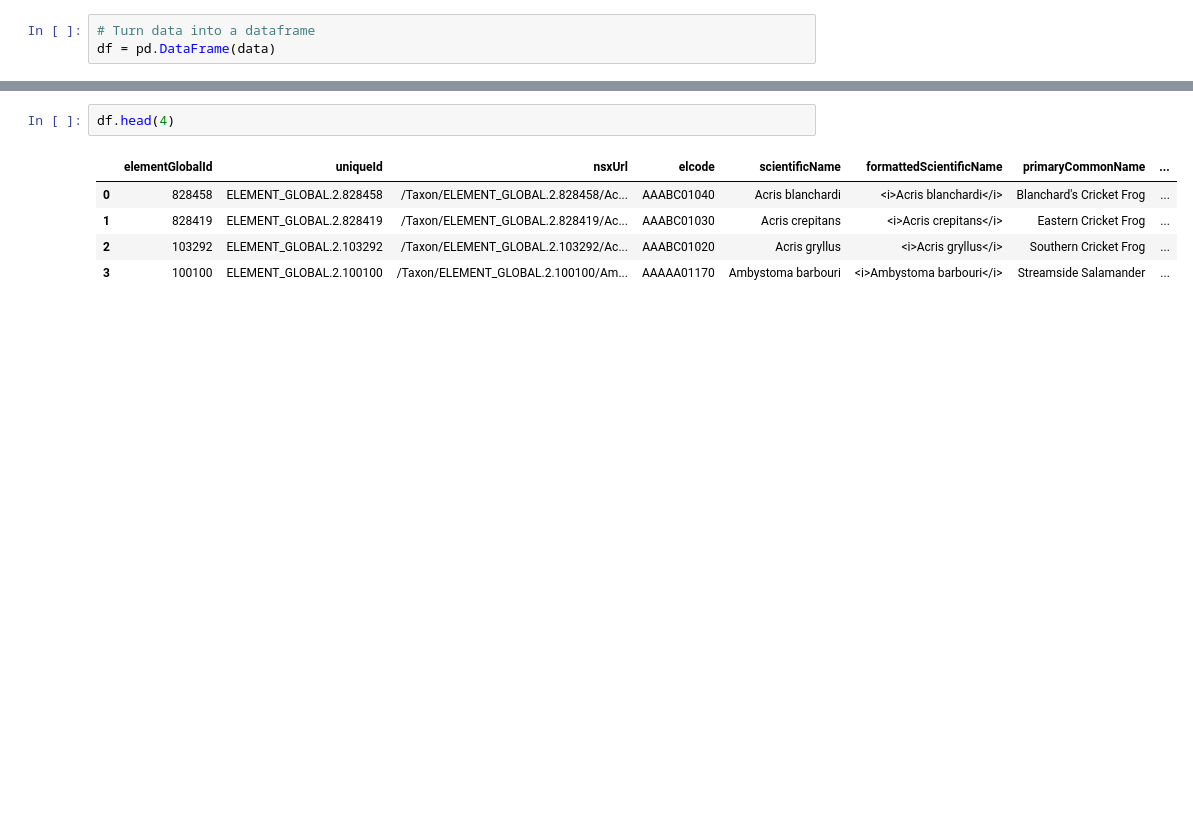
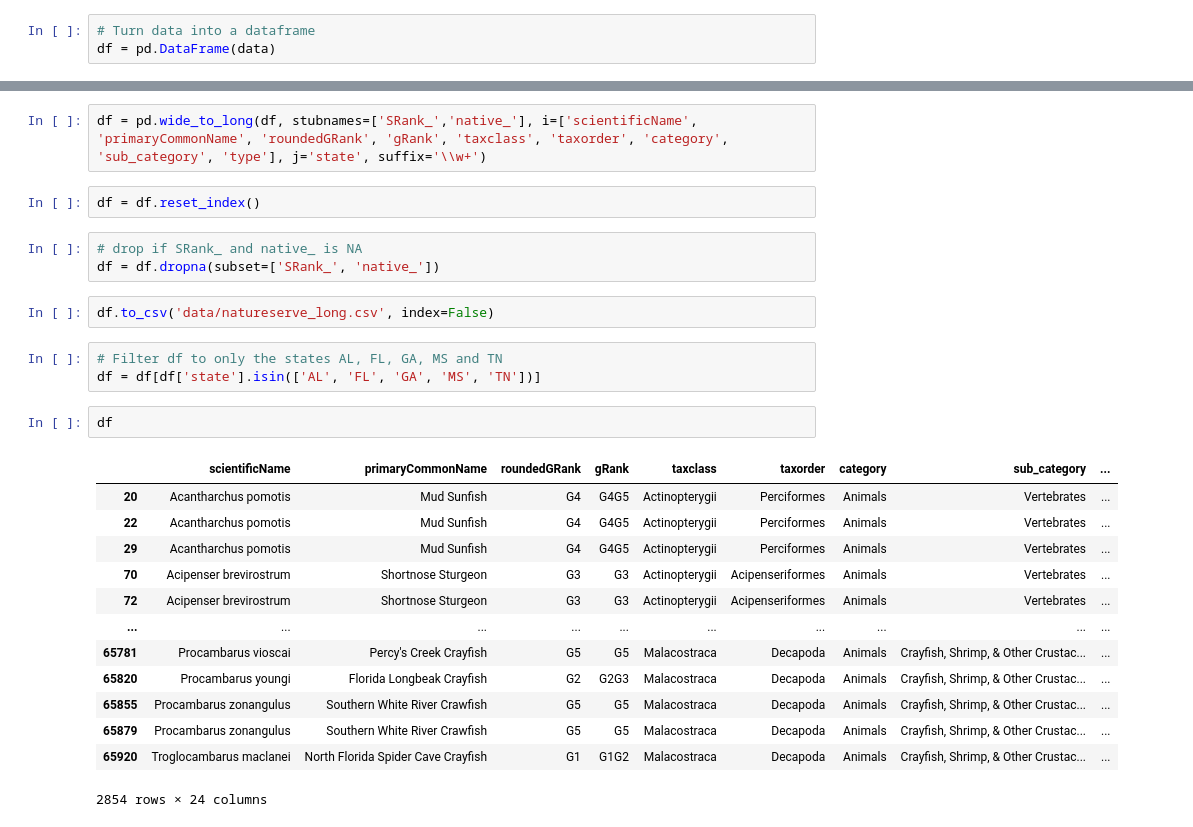
Before and after one commit to laurabejder/masters-project, a Jupyter notebook: all_country.ipynb, the cells around one changed output, grey strips where cells are left out. Drawn from its saved outputs; the diff is of its cells as text; blank space fills up the shorter version.

```diff
--- a/all_country.ipynb
+++ b/all_country.ipynb
@@ -50,8 +155,28 @@ df = pd.DataFrame(data)
+# %%
+df = pd.wide_to_long(df, stubnames=['SRank_','native_'], i=['scientificName', 'primaryCommonName', 'roundedGRank', 'gRank', 'taxclass', 'taxorder', 'category', 'sub_category', 'type'], j='state', suffix='\\w+')
+# %%
+df = df.reset_index()
+# %%
+# drop if SRank_ and native_ is NA
+df = df.dropna(subset=['SRank_', 'native_'])
+# %%
+df.to_csv('data/natureserve_long.csv', index=False)
+# %%
+# Filter df to only the states AL, FL, GA, MS and TN
+df = df[df['state'].isin(['AL', 'FL', 'GA', 'MS', 'TN'])]
 # %%
-df.head(4)
+df
 # %% [output]
-|  | elementGlobalId | uniqueId | nsxUrl | elcode | scientificName | formattedScientificName | primaryCommonName | ... |
-| 0 | 828458 | ELEMENT_GLOBAL.2.828458 | /Taxon/ELEMENT_GLOBAL.2.828458/Ac... | AAABC01040 | Acris blanchardi | <i>Acris blanchardi</i> | Blanchard's Cricket Frog | ... |
-| 1 | 828419 | ELEMENT_GLOBAL.2.828419 | /Taxon/ELEMENT_GLOBAL.2.828419/Ac... | AAABC01030 | Acris crepitans | <i>Acris crepitans</i> | Eastern Cricket Frog | ... |
-| 2 | 103292 | ELEMENT_GLOBAL.2.103292 | /Taxon/ELEMENT_GLOBAL.2.103292/Ac... | AAABC01020 | Acris gryllus | <i>Acris gryllus</i> | Southern Cricket Frog | ... |
-| 3 | 100100 | ELEMENT_GLOBAL.2.100100 | /Taxon/ELEMENT_GLOBAL.2.100100/Am... | AAAAA01170 | Ambystoma barbouri | <i>Ambystoma barbouri</i> | Streamside Salamander | ... |
+|  | scientificName | primaryCommonName | roundedGRank | gRank | taxclass | taxorder | category | sub_category | ... |
+| 20 | Acantharchus pomotis | Mud Sunfish | G4 | G4G5 | Actinopterygii | Perciformes | Animals | Vertebrates | ... |
+| 22 | Acantharchus pomotis | Mud Sunfish | G4 | G4G5 | Actinopterygii | Perciformes | Animals | Vertebrates | ... |
+| 29 | Acantharchus pomotis | Mud Sunfish | G4 | G4G5 | Actinopterygii | Perciformes | Animals | Vertebrates | ... |
+| 70 | Acipenser brevirostrum | Shortnose Sturgeon | G3 | G3 | Actinopterygii | Acipenseriformes | Animals | Vertebrates | ... |
+| 72 | Acipenser brevirostrum | Shortnose Sturgeon | G3 | G3 | Actinopterygii | Acipenseriformes | Animals | Vertebrates | ... |
+| ... | ... | ... | ... | ... | ... | ... | ... | ... | ... |
+| 65781 | Procambarus vioscai | Percy's Creek Crayfish | G5 | G5 | Malacostraca | Decapoda | Animals | Crayfish, Shrimp, & Other Crustac... | ... |
+| 65820 | Procambarus youngi | Florida Longbeak Crayfish | G2 | G2G3 | Malacostraca | Decapoda | Animals | Crayfish, Shrimp, & Other Crustac... | ... |
+| 65855 | Procambarus zonangulus | Southern White River Crawfish | G5 | G5 | Malacostraca | Decapoda | Animals | Crayfish, Shrimp, & Other Crustac... | ... |
+| 65879 | Procambarus zonangulus | Southern White River Crawfish | G5 | G5 | Malacostraca | Decapoda | Animals | Crayfish, Shrimp, & Other Crustac... | ... |
+| 65920 | Troglocambarus maclanei | North Florida Spider Cave Crayfish | G1 | G1G2 | Malacostraca | Decapoda | Animals | Crayfish, Shrimp, & Other Crustac... | ... |
+2854 rows × 24 columns
```
Also changed, not shown: parts of 17 cells of this notebook.
